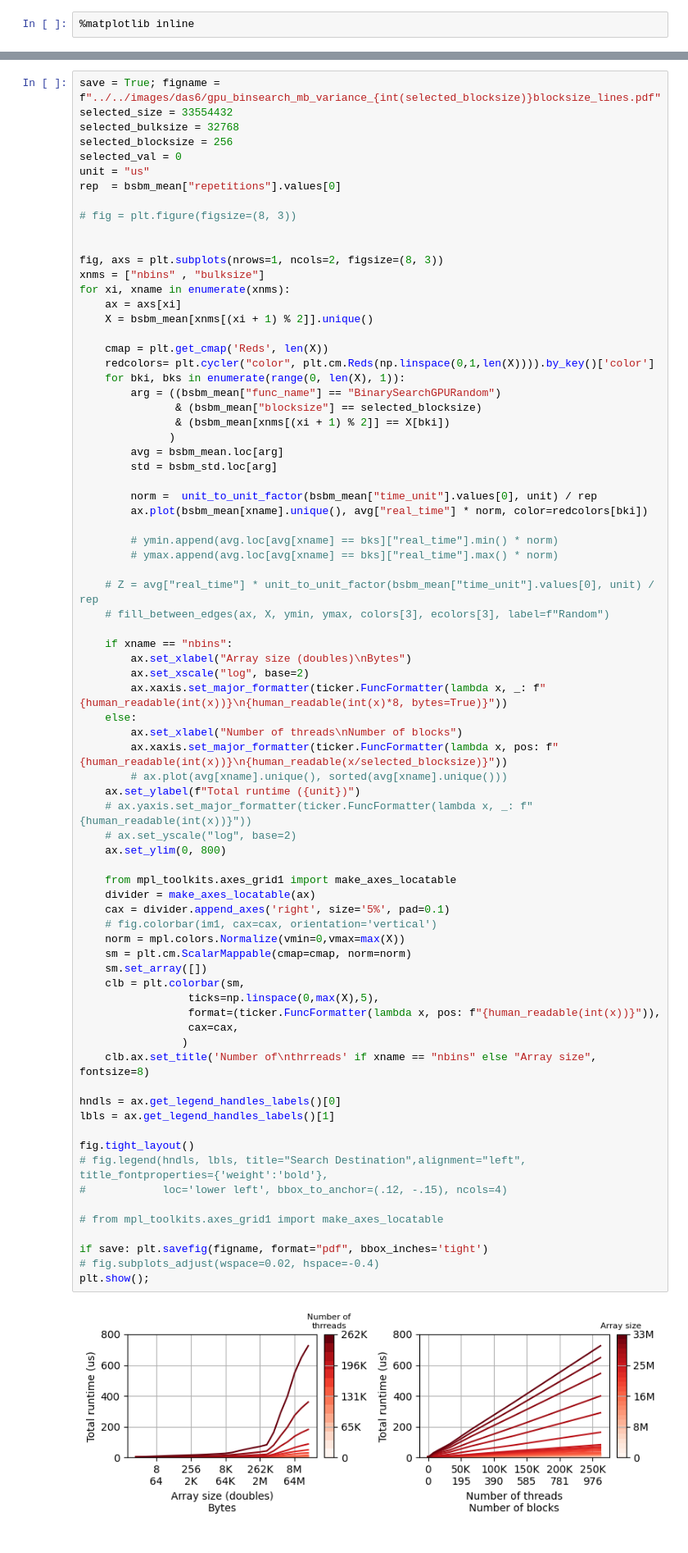
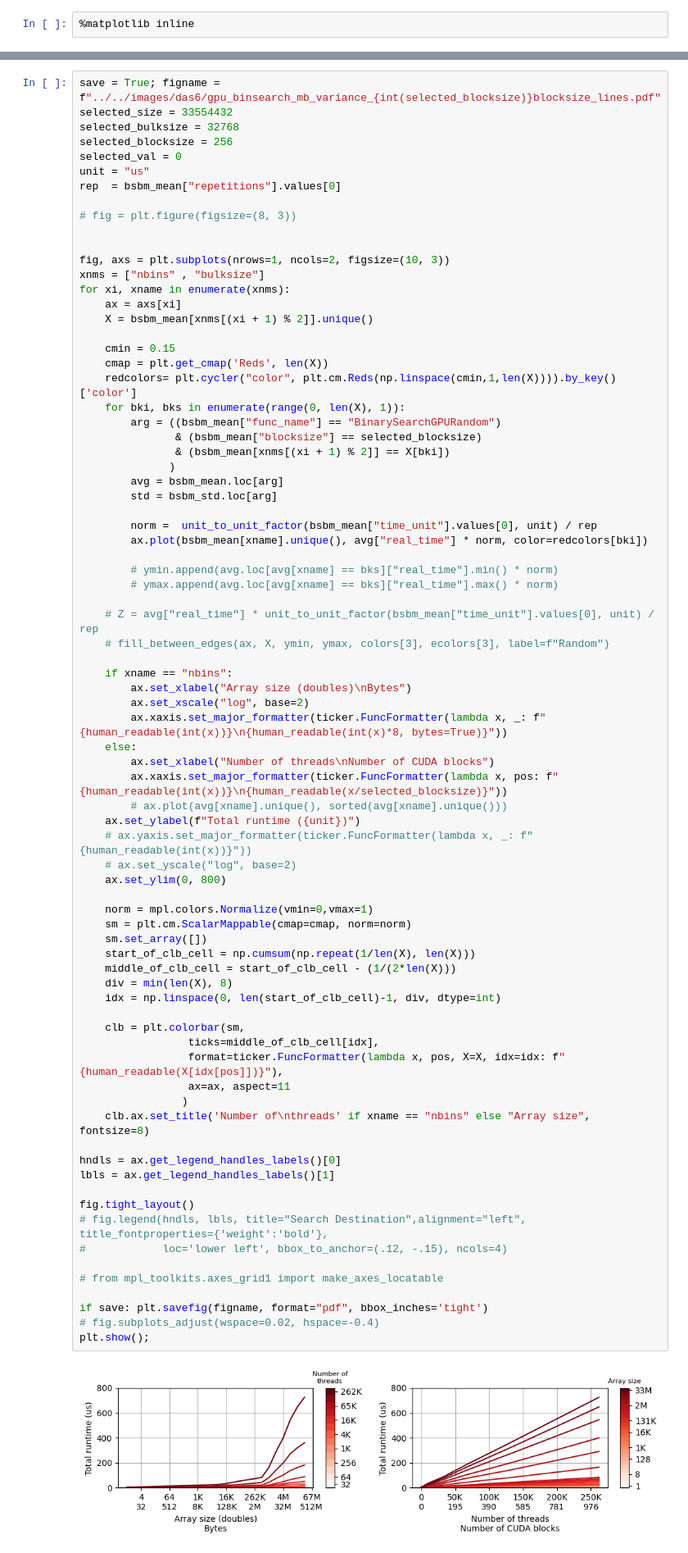
Before and after one commit to jolly-chen/msc-project, a Jupyter notebook: gpu-synchronous/validation-das6.ipynb, the cells around one changed output, grey strips where cells are left out. Shown at 82% size. Saved outputs shown, nothing was run; the diff lists cells and outputs as text.

Commit message:
[gpu][nb] Fix colorbar tick labels

```diff
--- a/gpu-synchronous/validation-das6.ipynb
+++ b/gpu-synchronous/validation-das6.ipynb
@@ -690,14 +690,15 @@ rep  = bsbm_mean["repetitions"].values[0]
 # fig = plt.figure(figsize=(8, 3))
 
 
-fig, axs = plt.subplots(nrows=1, ncols=2, figsize=(8, 3))
+fig, axs = plt.subplots(nrows=1, ncols=2, figsize=(10, 3))
 xnms = ["nbins" , "bulksize"]
 for xi, xname in enumerate(xnms):
     ax = axs[xi]
     X = bsbm_mean[xnms[(xi + 1) % 2]].unique()
 
+    cmin = 0.15
     cmap = plt.get_cmap('Reds', len(X))
-    redcolors= plt.cycler("color", plt.cm.Reds(np.linspace(0,1,len(X)))).by_key()['color']
+    redcolors= plt.cycler("color", plt.cm.Reds(np.linspace(cmin,1,len(X)))).by_key()['color']
     for bki, bks in enumerate(range(0, len(X), 1)):
         arg = ((bsbm_mean["func_name"] == "BinarySearchGPURandom")
                & (bsbm_mean["blocksize"] == selected_blocksize)
@@ -718,44 +719,45 @@ for xi, xname in enumerate(xnms):
     if xname == "nbins":
         ax.set_xlabel("Array size (doubles)\nBytes")
         ax.set_xscale("log", base=2)
         ax.xaxis.set_major_formatter(ticker.FuncFormatter(lambda x, _: f"{human_readable(int(x))}\n{human_readable(int(x)*8, bytes=True)}"))
     else:
-        ax.set_xlabel("Number of threads\nNumber of blocks")
+        ax.set_xlabel("Number of threads\nNumber of CUDA blocks")
         ax.xaxis.set_major_formatter(ticker.FuncFormatter(lambda x, pos: f"{human_readable(int(x))}\n{human_readable(x/selected_blocksize)}"))
         # ax.plot(avg[xname].unique(), sorted(avg[xname].unique()))
     ax.set_ylabel(f"Total runtime ({unit})")
     # ax.yaxis.set_major_formatter(ticker.FuncFormatter(lambda x, _: f"{human_readable(int(x))}"))
     # ax.set_yscale("log", base=2)
     ax.set_ylim(0, 800)
 
-    from mpl_toolkits.axes_grid1 import make_axes_locatable
-    divider = make_axes_locatable(ax)
-    cax = divider.append_axes('right', size='5%', pad=0.1)
-    # fig.colorbar(im1, cax=cax, orientation='vertical')
-    norm = mpl.colors.Normalize(vmin=0,vmax=max(X))
+    norm = mpl.colors.Normalize(vmin=0,vmax=1)
     sm = plt.cm.ScalarMappable(cmap=cmap, norm=norm)
     sm.set_array([])
+    start_of_clb_cell = np.cumsum(np.repeat(1/len(X), len(X)))
+    middle_of_clb_cell = start_of_clb_cell - (1/(2*len(X)))
+    div = min(len(X), 8)
+    idx = np.linspace(0, len(start_of_clb_cell)-1, div, dtype=int)
+
     clb = plt.colorbar(sm,
-                 ticks=np.linspace(0,max(X),5),
-                 format=(ticker.FuncFormatter(lambda x, pos: f"{human_readable(int(x))}")),
-                 cax=cax,
+                 ticks=middle_of_clb_cell[idx],
+                 format=ticker.FuncFormatter(lambda x, pos, X=X, idx=idx: f"{human_readable(X[idx[pos]])}"),
+                 ax=ax, aspect=11
                 )
-    clb.ax.set_title('Number of\nthrreads' if xname == "nbins" else "Array size", fontsize=8)
+    clb.ax.set_title('Number of\nthreads' if xname == "nbins" else "Array size", fontsize=8)
 
 hndls = ax.get_legend_handles_labels()[0]
 lbls = ax.get_legend_handles_labels()[1]
 
 fig.tight_layout()
 # fig.legend(hndls, lbls, title="Search Destination",alignment="left", title_fontproperties={'weight':'bold'},
 #            loc='lower left', bbox_to_anchor=(.12, -.15), ncols=4)
 
 # from mpl_toolkits.axes_grid1 import make_axes_locatable
 
 if save: plt.savefig(figname, format="pdf", bbox_inches='tight')
 # fig.subplots_adjust(wspace=0.02, hspace=-0.4)
 plt.show();
 # %% [output]
-[figure, old version]
+[figure, new version]
 # %%
 save = False; figname = "../../images/das6/gpu_binsearch_mb.pdf"
 
```
Also changed, not shown: parts of 33 cells of this notebook.
